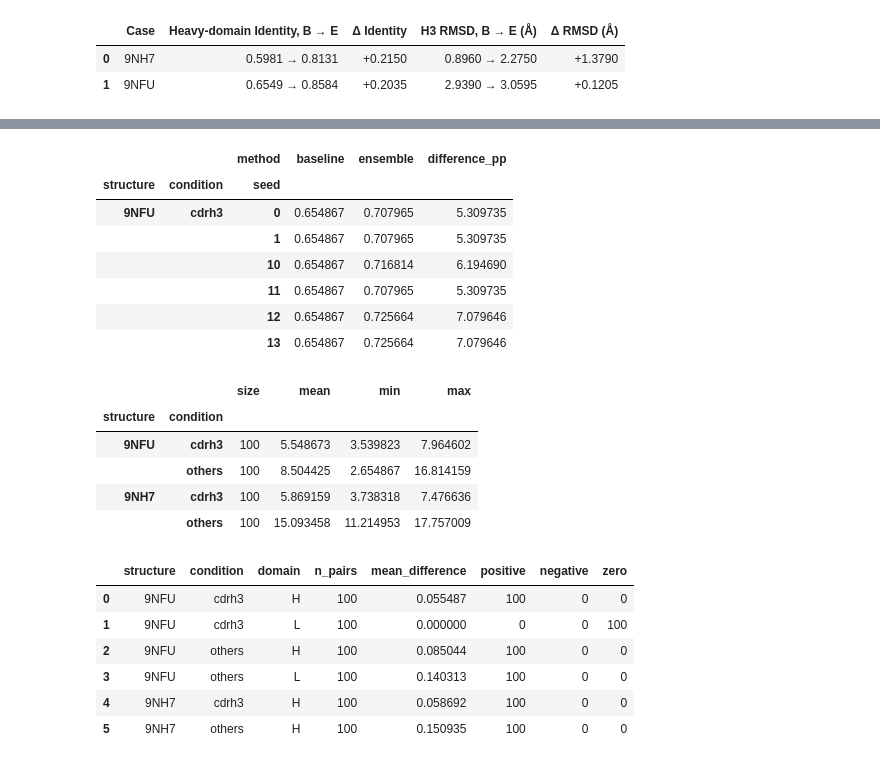
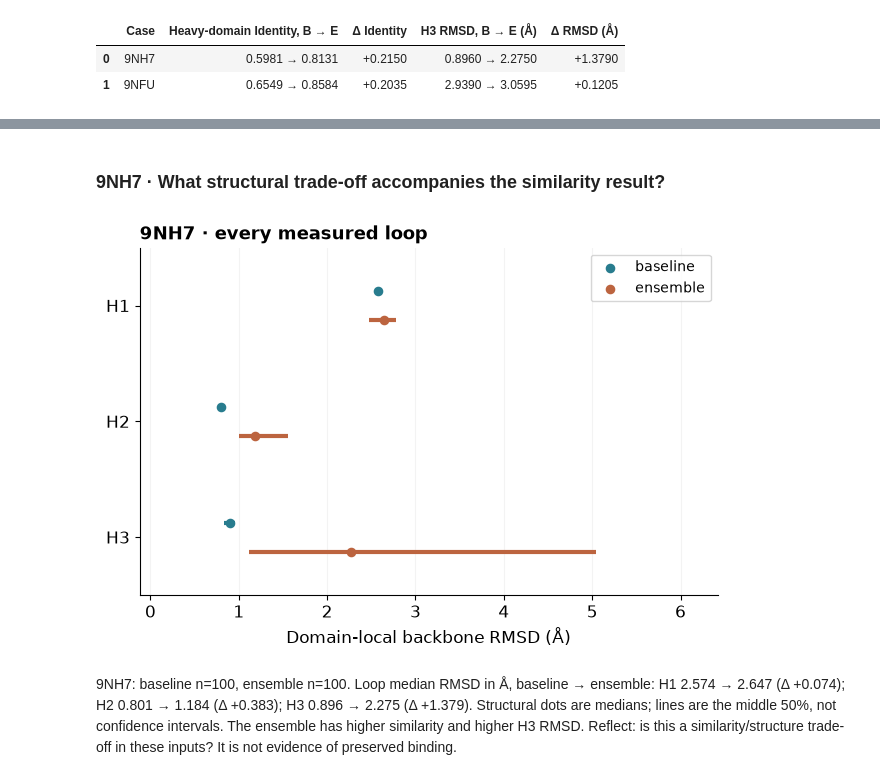
Before and after one commit to IzzyMoon1231/antibody-sequence-design, a Jupyter notebook: results-update/paper-focused/results.ipynb, the cells around one changed output, grey strips where cells are left out. Drawn from its saved outputs; the diff is of its cells as text; code cells hidden in the pictures.

```diff
--- a/results-update/paper-focused/results.ipynb
+++ b/results-update/paper-focused/results.ipynb
@@ -185,33 +147,13 @@ This is another cohort, not a pairing of the main designs. Here the key is case
+# %% [markdown]
+### 9NH7 · What structural trade-off accompanies the similarity result?
+# %%
+panel_9NH7_structure = analysis.plot_panel(data, '9NH7', 'structure')
+display(panel_9NH7_structure)
+plt.close(panel_9NH7_structure)
+# %% [output]
+[figure, added]
 # %%
-ablation = data['ablation']
-if not ablation.empty:
-    pairs = ablation.pivot(index=['structure','condition','seed'], columns='method', values='Heavy OASis Identity')
-    pairs['difference_pp'] = 100 * (pairs['ensemble'] - pairs['baseline'])
-    display(pairs.head(6))
-    display(pairs.groupby(['structure','condition']).difference_pp.agg(['size','mean','min','max']))
-    display(ablation_table[['structure','condition','domain','n_pairs','mean_difference','positive','negative','zero']])
-else:
-    print('Ablation not selected: no pair differences or causal interpretation computed.')
+display(Markdown(analysis.panel_readout(data, '9NH7', 'structure')))
 # %% [output]
-|  |  | method | baseline | ensemble | difference_pp |
-| structure | condition | seed |  |  |  |
-| 9NFU | cdrh3 | 0 | 0.654867 | 0.707965 | 5.309735 |
-|  |  | 1 | 0.654867 | 0.707965 | 5.309735 |
-|  |  | 10 | 0.654867 | 0.716814 | 6.194690 |
-|  |  | 11 | 0.654867 | 0.707965 | 5.309735 |
-|  |  | 12 | 0.654867 | 0.725664 | 7.079646 |
-|  |  | 13 | 0.654867 | 0.725664 | 7.079646 |
-|  |  | size | mean | min | max |
-| structure | condition |  |  |  |  |
-| 9NFU | cdrh3 | 100 | 5.548673 | 3.539823 | 7.964602 |
-|  | others | 100 | 8.504425 | 2.654867 | 16.814159 |
-| 9NH7 | cdrh3 | 100 | 5.869159 | 3.738318 | 7.476636 |
-|  | others | 100 | 15.093458 | 11.214953 | 17.757009 |
-|  | structure | condition | domain | n_pairs | mean_difference | positive | negative | zero |
-| 0 | 9NFU | cdrh3 | H | 100 | 0.055487 | 100 | 0 | 0 |
-| 1 | 9NFU | cdrh3 | L | 100 | 0.000000 | 0 | 0 | 100 |
-| 2 | 9NFU | others | H | 100 | 0.085044 | 100 | 0 | 0 |
-| 3 | 9NFU | others | L | 100 | 0.140313 | 100 | 0 | 0 |
-| 4 | 9NH7 | cdrh3 | H | 100 | 0.058692 | 100 | 0 | 0 |
-| 5 | 9NH7 | others | H | 100 | 0.150935 | 100 | 0 | 0 |
+9NH7: baseline n=100, ensemble n=100. Loop median RMSD in Å, baseline → ensemble: H1 2.574 → 2.647 (Δ +0.074); H2 0.801 → 1.184 (Δ +0.383); H3 0.896 → 2.275 (Δ +1.379). Structural dots are medians; lines are the middle 50%, not confidence intervals. The ensemble has higher similarity and higher H3 RMSD. Reflect: is this a similarity/structure trade-off in these inputs? It is not evidence of preserved binding.
 # %% [markdown]
```
Also changed, not shown: parts of 30 cells of this notebook, 23 other files.
